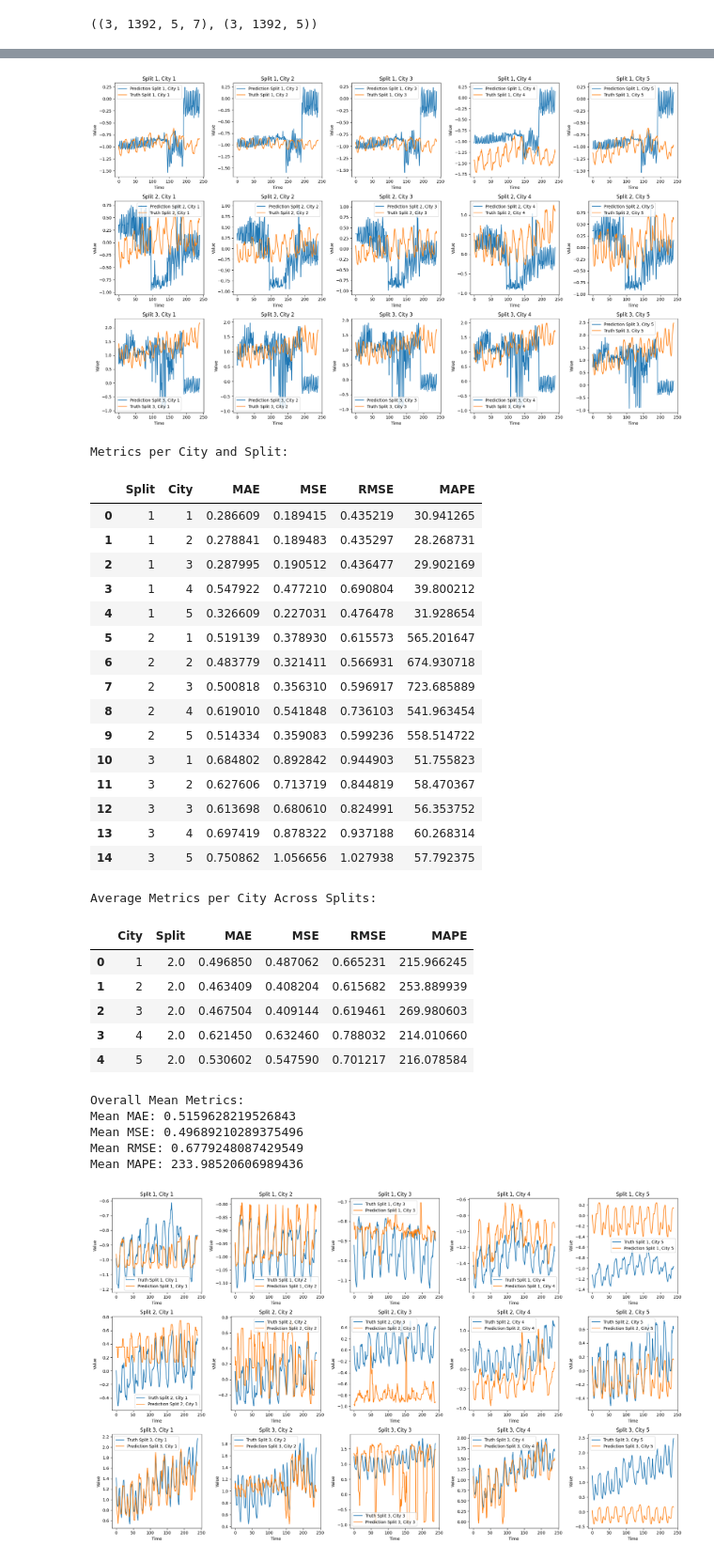
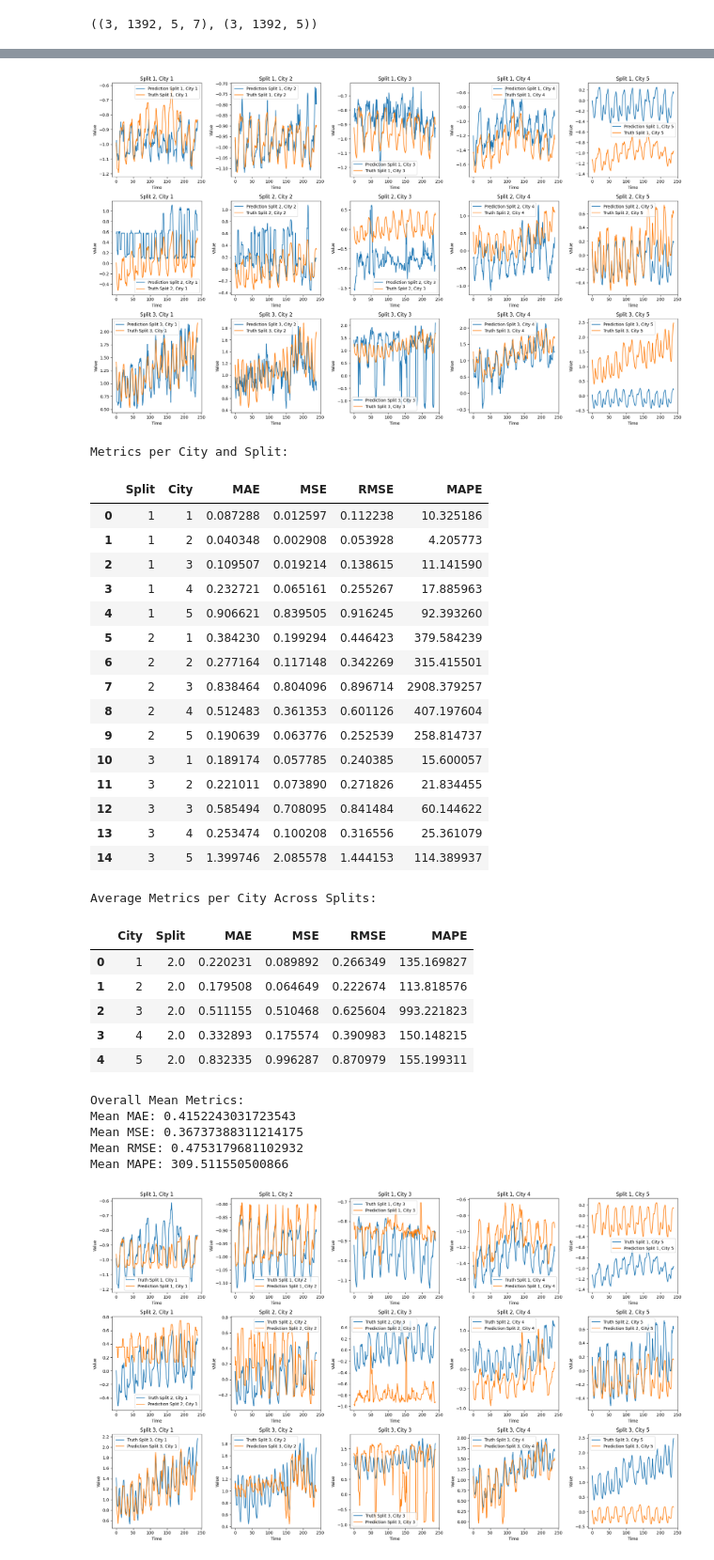
Before and after one commit to SigmaDerivative/energy-consumption-forecast, a Jupyter notebook: analysis.ipynb, the cells around one changed output, grey strips where cells are left out. Shown at 94% size. Saved outputs shown, nothing was run; the diff lists cells and outputs as text; code cells hidden in the pictures.

```diff
--- a/analysis.ipynb
+++ b/analysis.ipynb
@@ -409,8 +411,8 @@ for city_index in range(5):  # Assuming there are 5 cities
 
     # Define XGBoost parameters for the current city's model
     params = {
-        'max_depth': 3,
-        'eta': 0.1,
+        'max_depth': 4,
+        'eta': 0.5,
         'objective': 'reg:squarederror',
         'eval_metric': 'rmse'  # or 'mae' or another suitable metric for your task
     }
@@ -422,61 +424,61 @@ for city_index in range(5):  # Assuming there are 5 cities
     # Store the model in the list
     models.append(bst_city)
 # %%
-predictions = []
+predictions = np.zeros((3, 240, 5))
 for i in range(3):  # For each split
     for j in range(5):  # For each city
         # Extract the validation features and targets for the current city
         city_val_features = X_val[i, :, j, :]  # Shape becomes (1392, 7)
         city_val_targets = y_val[i, :, j]  # Shape becomes (1392,)
 
         # Create DMatrix for validation set of the current city
         dval_city = xgb.DMatrix(city_val_features)
 
         # Predict using the trained model for the current city
         city_predictions = models[j].predict(dval_city)
 
-        # Store the predictions in the list
-        predictions.append(city_predictions)
+        # Store the predictions
+        predictions[i, :, j] = city_predictions
 
 # Convert the predictions list to a numpy array
 predictions = np.array(predictions)
 
 # Reshape the predictions to match the shape of y_val
 predictions = predictions.reshape(y_val.shape)
 
 # Visualize and get metrics
 visualize_and_get_metrics(prediction=predictions, truth=y_val)
 # %% [output]
-[figure, old version]
+[figure, new version]
 Metrics per City and Split:
 |  | Split | City | MAE | MSE | RMSE | MAPE |
-| 0 | 1 | 1 | 0.286609 | 0.189415 | 0.435219 | 30.941265 |
-| 1 | 1 | 2 | 0.278841 | 0.189483 | 0.435297 | 28.268731 |
-| 2 | 1 | 3 | 0.287995 | 0.190512 | 0.436477 | 29.902169 |
-| 3 | 1 | 4 | 0.547922 | 0.477210 | 0.690804 | 39.800212 |
-| 4 | 1 | 5 | 0.326609 | 0.227031 | 0.476478 | 31.928654 |
-| 5 | 2 | 1 | 0.519139 | 0.378930 | 0.615573 | 565.201647 |
-| 6 | 2 | 2 | 0.483779 | 0.321411 | 0.566931 | 674.930718 |
-| 7 | 2 | 3 | 0.500818 | 0.356310 | 0.596917 | 723.685889 |
-| 8 | 2 | 4 | 0.619010 | 0.541848 | 0.736103 | 541.963454 |
-| 9 | 2 | 5 | 0.514334 | 0.359083 | 0.599236 | 558.514722 |
-| 10 | 3 | 1 | 0.684802 | 0.892842 | 0.944903 | 51.755823 |
-| 11 | 3 | 2 | 0.627606 | 0.713719 | 0.844819 | 58.470367 |
-| 12 | 3 | 3 | 0.613698 | 0.680610 | 0.824991 | 56.353752 |
-| 13 | 3 | 4 | 0.697419 | 0.878322 | 0.937188 | 60.268314 |
-| 14 | 3 | 5 | 0.750862 | 1.056656 | 1.027938 | 57.792375 |
+| 0 | 1 | 1 | 0.087288 | 0.012597 | 0.112238 | 10.325186 |
+| 1 | 1 | 2 | 0.040348 | 0.002908 | 0.053928 | 4.205773 |
+| 2 | 1 | 3 | 0.109507 | 0.019214 | 0.138615 | 11.141590 |
+| 3 | 1 | 4 | 0.232721 | 0.065161 | 0.255267 | 17.885963 |
+| 4 | 1 | 5 | 0.906621 | 0.839505 | 0.916245 | 92.393260 |
+| 5 | 2 | 1 | 0.384230 | 0.199294 | 0.446423 | 379.584239 |
+| 6 | 2 | 2 | 0.277164 | 0.117148 | 0.342269 | 315.415501 |
+| 7 | 2 | 3 | 0.838464 | 0.804096 | 0.896714 | 2908.379257 |
+| 8 | 2 | 4 | 0.512483 | 0.361353 | 0.601126 | 407.197604 |
+| 9 | 2 | 5 | 0.190639 | 0.063776 | 0.252539 | 258.814737 |
+| 10 | 3 | 1 | 0.189174 | 0.057785 | 0.240385 | 15.600057 |
+| 11 | 3 | 2 | 0.221011 | 0.073890 | 0.271826 | 21.834455 |
+| 12 | 3 | 3 | 0.585494 | 0.708095 | 0.841484 | 60.144622 |
+| 13 | 3 | 4 | 0.253474 | 0.100208 | 0.316556 | 25.361079 |
+| 14 | 3 | 5 | 1.399746 | 2.085578 | 1.444153 | 114.389937 |
 Average Metrics per City Across Splits:
 |  | City | Split | MAE | MSE | RMSE | MAPE |
-| 0 | 1 | 2.0 | 0.496850 | 0.487062 | 0.665231 | 215.966245 |
-| 1 | 2 | 2.0 | 0.463409 | 0.408204 | 0.615682 | 253.889939 |
-| 2 | 3 | 2.0 | 0.467504 | 0.409144 | 0.619461 | 269.980603 |
-| 3 | 4 | 2.0 | 0.621450 | 0.632460 | 0.788032 | 214.010660 |
-| 4 | 5 | 2.0 | 0.530602 | 0.547590 | 0.701217 | 216.078584 |
+| 0 | 1 | 2.0 | 0.220231 | 0.089892 | 0.266349 | 135.169827 |
+| 1 | 2 | 2.0 | 0.179508 | 0.064649 | 0.222674 | 113.818576 |
+| 2 | 3 | 2.0 | 0.511155 | 0.510468 | 0.625604 | 993.221823 |
+| 3 | 4 | 2.0 | 0.332893 | 0.175574 | 0.390983 | 150.148215 |
+| 4 | 5 | 2.0 | 0.832335 | 0.996287 | 0.870979 | 155.199311 |
 Overall Mean Metrics:
-Mean MAE: 0.5159628219526843
-Mean MSE: 0.49689210289375496
-Mean RMSE: 0.6779248087429549
-Mean MAPE: 233.98520606989436
+Mean MAE: 0.4152243031723543
+Mean MSE: 0.36737388311214175
+Mean RMSE: 0.4753179681102932
+Mean MAPE: 309.511550500866
 # %%
 from sklearn.metrics import mean_absolute_error, mean_squared_error
 
```
Also changed, not shown: parts of 4 cells of this notebook.
